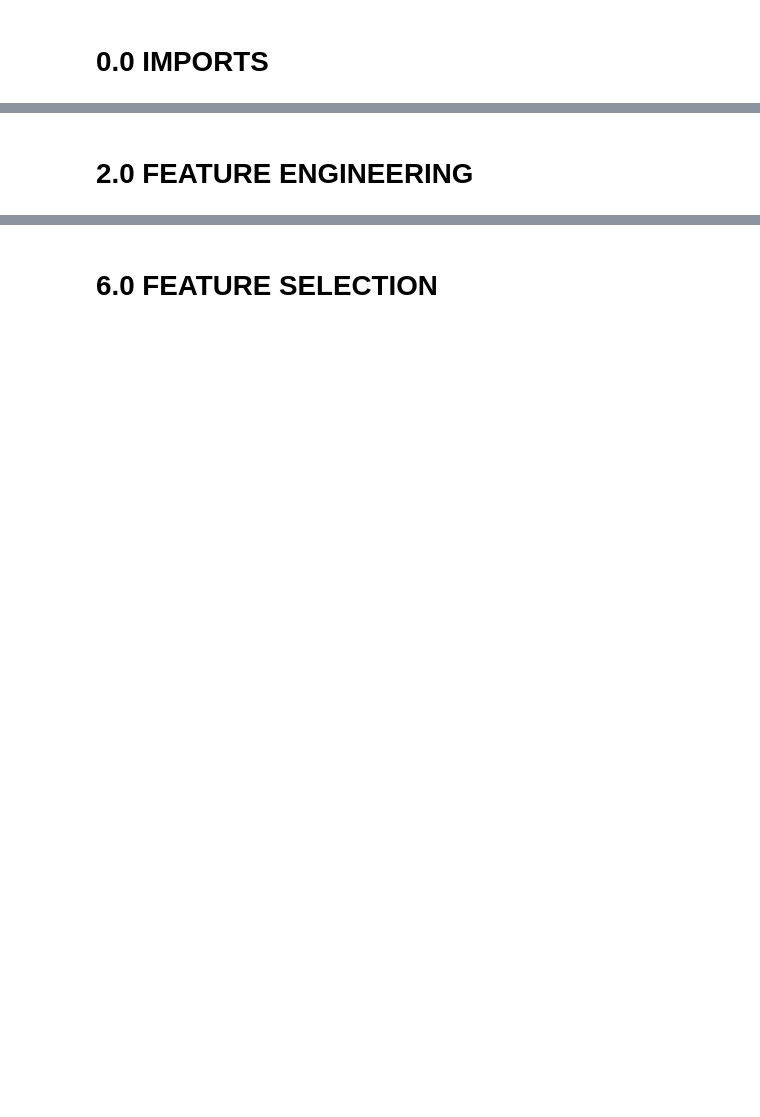
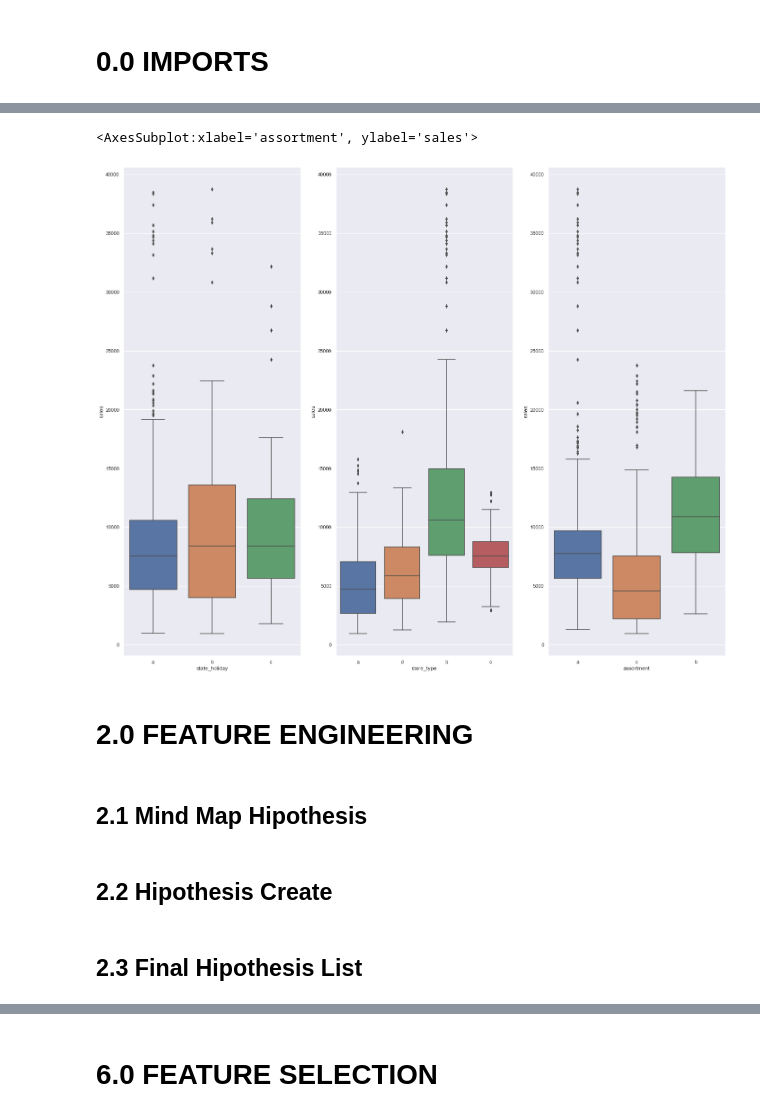
Before and after one commit to marcusbraggion/forecasting_sales, a Jupyter notebook: notebooks/forecasting_sales.ipynb, the cells around one changed output, grey strips where cells are left out. Cells and saved outputs as stored; diff of their text form; code cells hidden in the pictures; blank space fills up the shorter version.

```diff
--- a/notebooks/forecasting_sales.ipynb
+++ b/notebooks/forecasting_sales.ipynb
@@ -75,0 +153,21 @@ df1.columns = cols_new
+# %%
+#competition_distance
+df1['competition_distance'] = df1['competition_distance'].fillna(df1['competition_distance'].mean())
+
+#competition_open_since_month
+df1['competition_open_since_month'] = df1['competition_open_since_month'].fillna(df1['competition_open_since_month'].mean())
+
+#competition_open_since_year
+df1['competition_open_since_year'] = df1['competition_open_since_year'].fillna(df1['competition_open_since_year'].mean())
+
+#promo2
+df1['promo2'] = df1['promo2'].fillna(df1['promo2'].mean())
+
+#promo2_since_week
+df1['promo2_since_week'] = df1['promo2_since_week'].fillna(df1['promo2_since_week'].mean())
+
+#promo2_since_year
+df1['promo2_since_year'] = df1['promo2_since_year'].fillna(df1['promo2_since_year'].mean())
+
+#promo_interval
+df1['promo_interval'] = df1['promo_interval'].fillna(df1['promo_interval'].mode().iloc[0])
@@ -75,0 +198,8 @@ df1.columns = cols_new
+# %%
+# competiton
+df1['competition_open_since_month'] = df1['competition_open_since_month'].astype(int)
+df1['competition_open_since_year'] = df1['competition_open_since_year'].astype(int)
+
+# promo2
+df1['promo2_since_week'] = df1['promo2_since_week'].astype(int)
+df1['promo2_since_year'] = df1['promo2_since_year'].astype(int)
@@ -76,2 +254,13 @@ df1.columns = cols_new
+# %%
+aux = df1[(df1['state_holiday'] != '0') & (df1['sales'] > 0)]
+plt.subplot( 1, 3, 1 )
+sns.boxplot( x='state_holiday', y='sales', data=aux )
+plt.subplot( 1, 3, 2 )
+sns.boxplot( x='store_type', y='sales', data=aux )
+plt.subplot( 1, 3, 3 )
+sns.boxplot( x='assortment', y='sales', data=aux )
+# %% [output]
+<AxesSubplot:xlabel='assortment', ylabel='sales'>
+[figure, added]
 # %% [markdown]
 # 2.0 FEATURE ENGINEERING
@@ -77,0 +269,6 @@ df1.columns = cols_new
+# %% [markdown]
+##  2.1 Mind Map Hipothesis
+# %% [markdown]
+## 2.2 Hipothesis Create
+# %% [markdown]
+## 2.3 Final Hipothesis List
```
Also changed, not shown: parts of 77 cells of this notebook, 2 other files.
